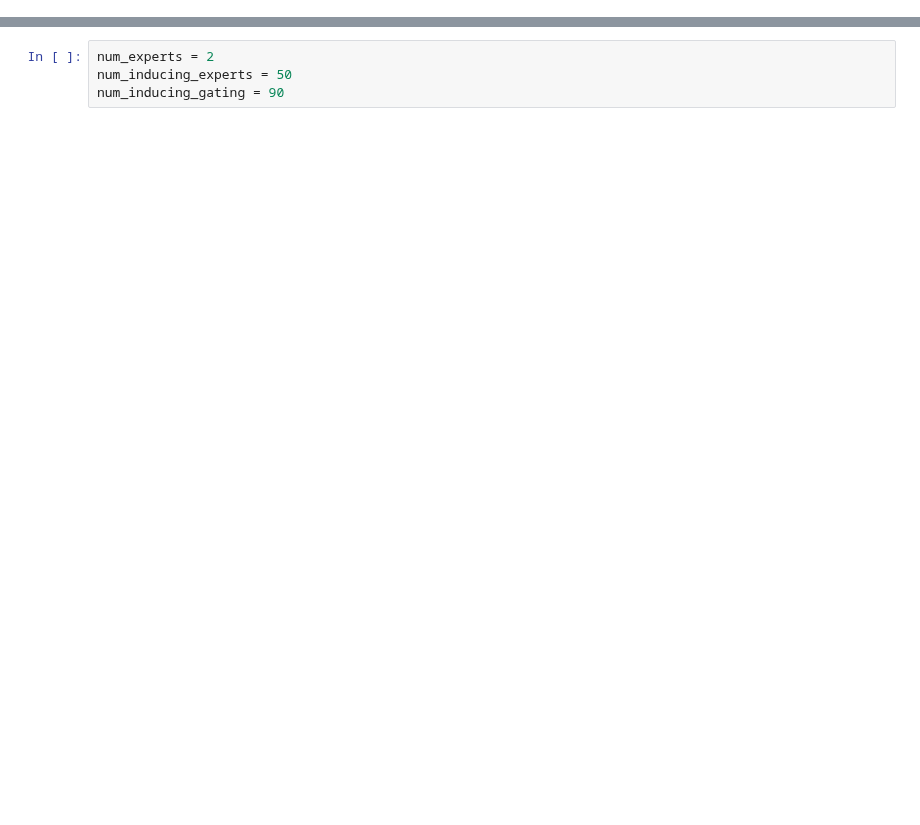
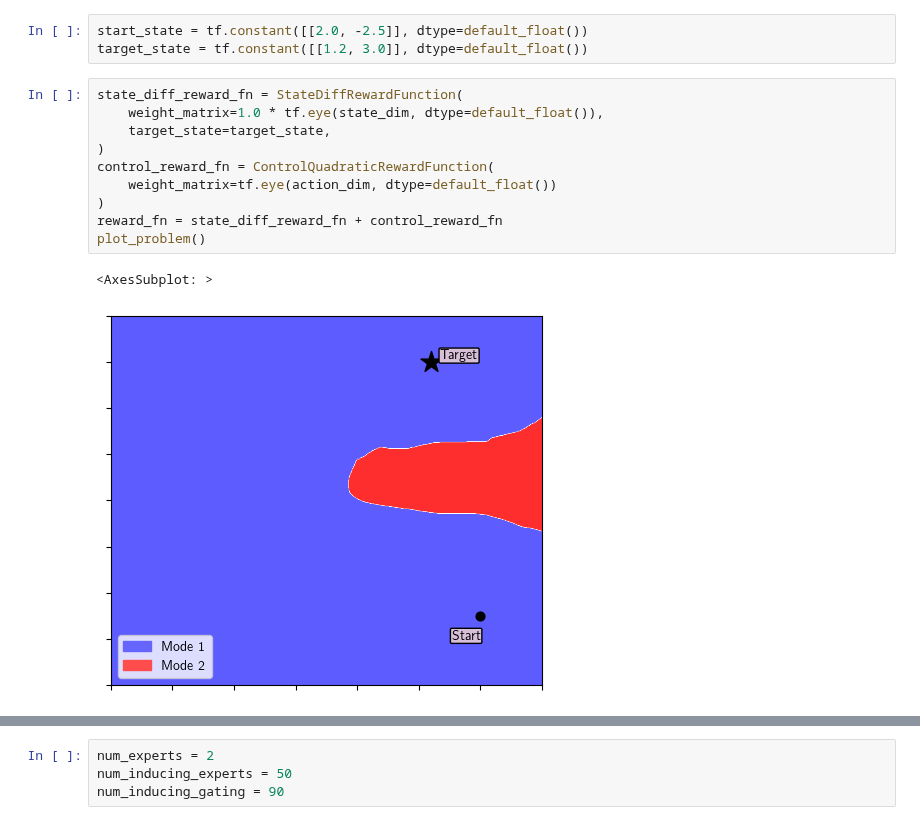
Before and after one commit to aidanscannell/ModeRL, a Jupyter notebook: examples/quadcopter-navigation-via-mode-constrained-mbrl.ipynb, the cells around one changed output, grey strips where cells are left out. Cells and saved outputs as stored; diff of their text form; blank space fills up the shorter version.

```diff
--- a/examples/quadcopter-navigation-via-mode-constrained-mbrl.ipynb
+++ b/examples/quadcopter-navigation-via-mode-constrained-mbrl.ipynb
@@ -42,0 +269,16 @@ target_state = tf.constant([[1.2, 3.0]], dtype=default_float())
+# %%
+start_state = tf.constant([[2.0, -2.5]], dtype=default_float())
+target_state = tf.constant([[1.2, 3.0]], dtype=default_float())
+# %%
+state_diff_reward_fn = StateDiffRewardFunction(
+    weight_matrix=1.0 * tf.eye(state_dim, dtype=default_float()),
+    target_state=target_state,
+)
+control_reward_fn = ControlQuadraticRewardFunction(
+    weight_matrix=tf.eye(action_dim, dtype=default_float())
+)
+reward_fn = state_diff_reward_fn + control_reward_fn
+plot_problem()
+# %% [output]
+<AxesSubplot: >
+[figure, added]
```
Also changed, not shown: parts of 42 cells of this notebook.
